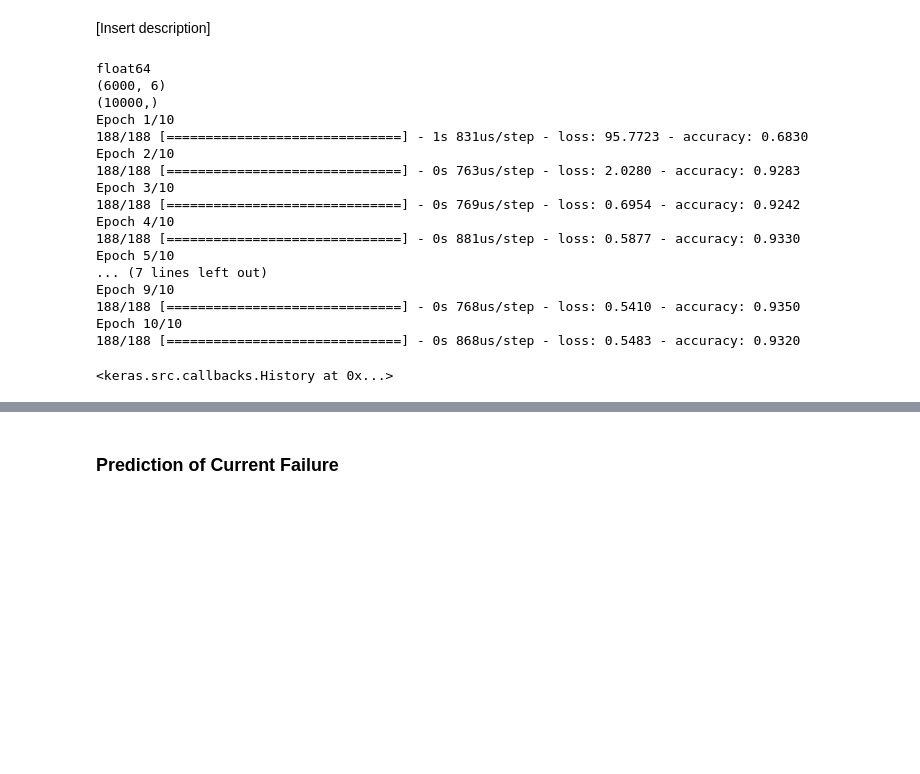
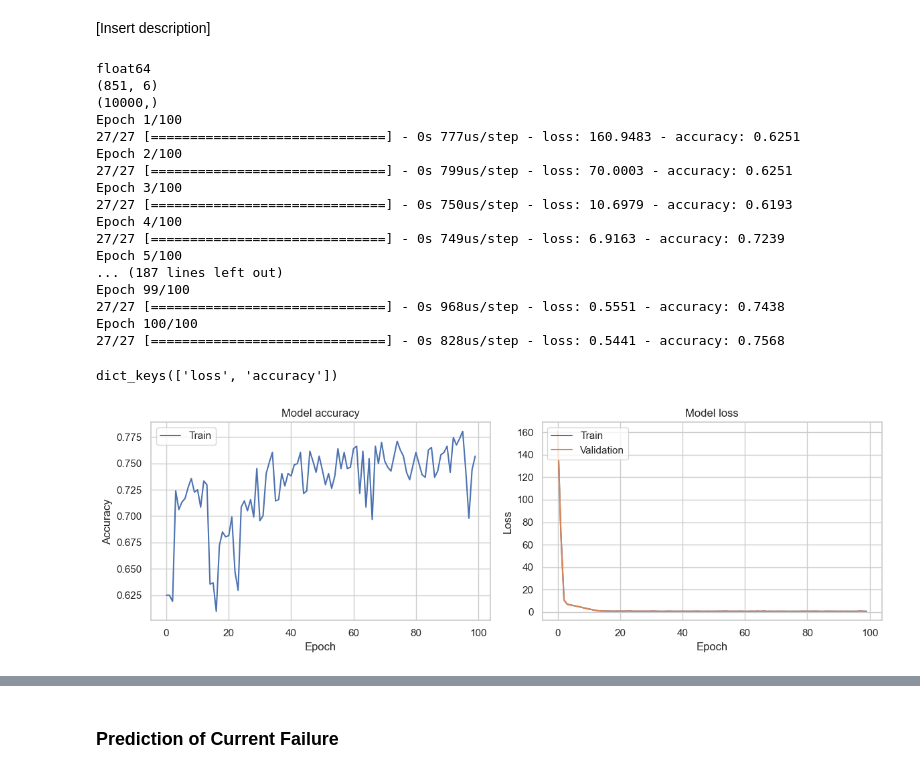
Before and after one commit to elan-wilkinson/Predicting-Manufacturing-Failure-Type, a Jupyter notebook: main.ipynb, the cells around one changed output, grey strips where cells are left out. Drawn from its saved outputs; the diff is of its cells as text; code cells hidden in the pictures; blank space fills up the shorter version.

Commit message:
better modeling with class balancing

```diff
--- a/main.ipynb
+++ b/main.ipynb
@@ -199,10 +193,20 @@ machining_failure_IVs = machining_failure_IVs.drop('Failure Type', axis=1)
 [Insert description]
 # %%
 # Create Train Test Split
-train_x, test_x, train_y, test_y = train_test_split(machining_failure_IVs, failure_status, test_size=0.4, random_state=32, shuffle=False)
+train_x, test_x, train_y, test_y = train_test_split(machining_failure_IVs, failure_status, test_size=0.4, random_state=32, shuffle=True)
+# %%
+from imblearn.under_sampling import RandomUnderSampler
+from imblearn.over_sampling import RandomOverSampler
+from imblearn.over_sampling import SMOTE
+
+undersampler = RandomUnderSampler(random_state = 32, replacement=False, sampling_strategy=0.4)
+oversampler = RandomOverSampler(random_state = 32, sampling_strategy=0.6)
+
+x_under,y_under = undersampler.fit_resample(train_x, train_y)
+x_over, y_over = oversampler.fit_resample(x_under,y_under)
 # %%
 #convert machining_failure_data to a numpy array
-machining_failure_data_nparray = train_x.values
+machining_failure_data_nparray = x_over.values
 print(machining_failure_data_nparray.dtype)
 
 import tensorflow as tf
@@ -220,29 +224,58 @@ lstm_model = Sequential([
 # print shape of machining failure_data_tesnor and failure_status
 print(machining_failure_data_tensor.shape)
 print(failure_status.shape)
-lstm_model.compile(optimizer='rmsprop',
+lstm_model.compile(optimizer='adam',
               loss='binary_crossentropy',
               metrics=['accuracy'])
-lstm_model.fit(machining_failure_data_tensor, train_y, epochs=10, batch_size=32)
+lstm_history = lstm_model.fit(machining_failure_data_tensor, y_over, epochs=100, batch_size=32)
 # %% [output]
 float64
-(6000, 6)
+(851, 6)
 (10000,)
-Epoch 1/10
-188/188 [==============================] - 1s 831us/step - loss: 95.7723 - accuracy: 0.6830
-Epoch 2/10
-188/188 [==============================] - 0s 763us/step - loss: 2.0280 - accuracy: 0.9283
-Epoch 3/10
-188/188 [==============================] - 0s 769us/step - loss: 0.6954 - accuracy: 0.9242
-Epoch 4/10
-188/188 [==============================] - 0s 881us/step - loss: 0.5877 - accuracy: 0.9330
-Epoch 5/10
-... (7 lines left out)
-Epoch 9/10
-188/188 [==============================] - 0s 768us/step - loss: 0.5410 - accuracy: 0.9350
-Epoch 10/10
-188/188 [==============================] - 0s 868us/step - loss: 0.5483 - accuracy: 0.9320
+Epoch 1/100
+27/27 [==============================] - 0s 777us/step - loss: 160.9483 - accuracy: 0.6251
+Epoch 2/100
+27/27 [==============================] - 0s 799us/step - loss: 70.0003 - accuracy: 0.6251
+Epoch 3/100
+27/27 [==============================] - 0s 750us/step - loss: 10.6979 - accuracy: 0.6193
+Epoch 4/100
+27/27 [==============================] - 0s 749us/step - loss: 6.9163 - accuracy: 0.7239
+Epoch 5/100
+... (187 lines left out)
+Epoch 99/100
+27/27 [==============================] - 0s 968us/step - loss: 0.5551 - accuracy: 0.7438
+Epoch 100/100
+27/27 [==============================] - 0s 828us/step - loss: 0.5441 - accuracy: 0.7568
-<keras.src.callbacks.History at 0x...>
+# %%
+print(lstm_history.history.keys())
+
+def plot_history(history):
+    # Plot training & validation accuracy values
+    plt.figure(figsize=(12, 4))
+    plt.subplot(1, 2, 1)
+    plt.plot(history.history['accuracy'])
+    plt.title('Model accuracy')
+    plt.xlabel('Epoch')
+    plt.ylabel('Accuracy')
+    plt.legend(['Train', 'Validation'], loc='upper left')
+
+    # Plot training & validation loss values
+    plt.subplot(1, 2, 2)
+    plt.plot(history.history['loss'])
+    plt.plot(history.history['loss'])
+    plt.title('Model loss')
+    plt.xlabel('Epoch')
+    plt.ylabel('Loss')
+    plt.legend(['Train', 'Validation'], loc='upper left')
+
+    plt.tight_layout()
+    plt.show()
+
+# Call the plot_history function
+plot_history(lstm_history)
+# %% [output]
+dict_keys(['loss', 'accuracy'])
+[figure, added]
 # %%
 predictions = lstm_model.predict(test_x)
 
```
Also changed, not shown: parts of 10 cells of this notebook.
